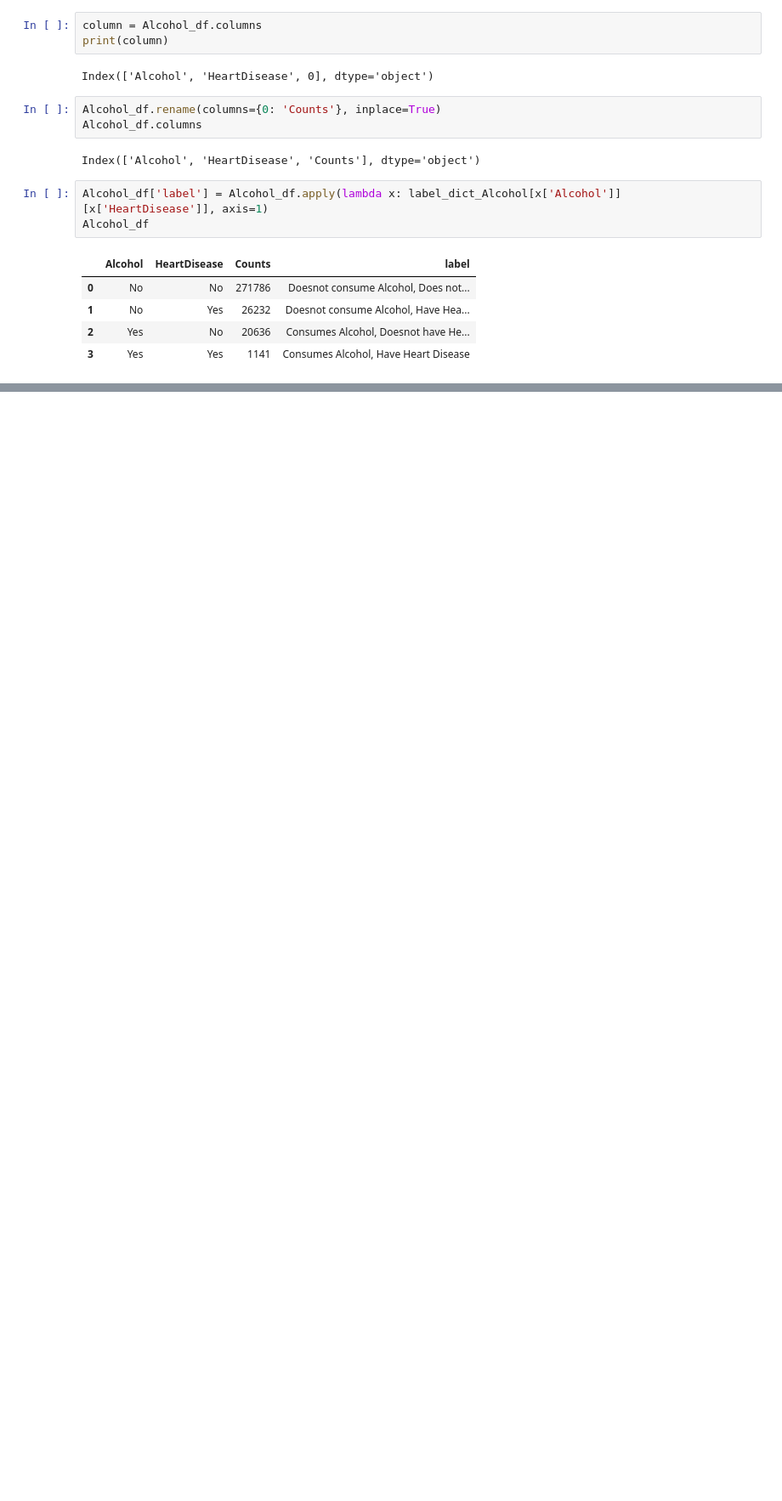
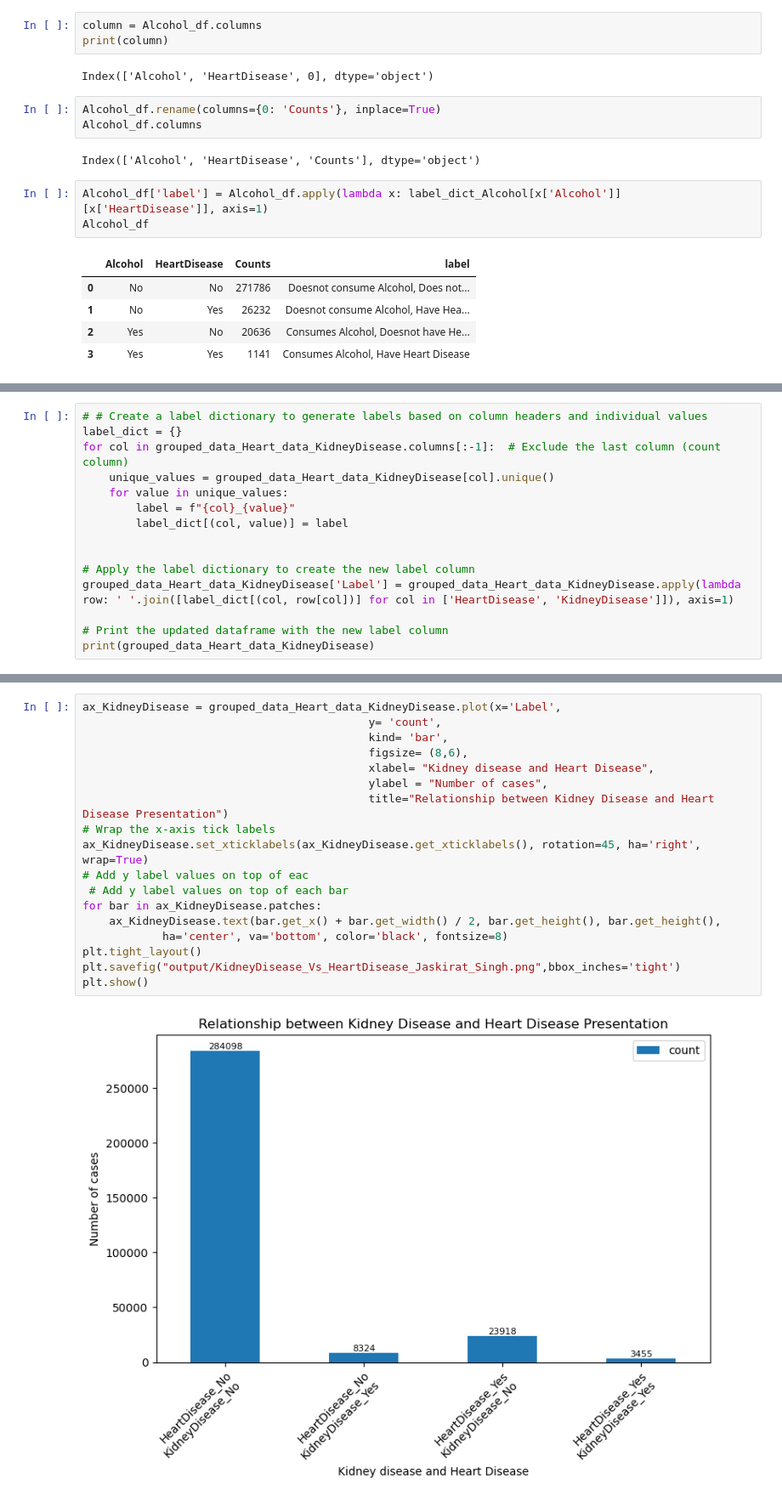
Before and after one commit to JaskiratSingh95/Project1_backup, a Jupyter notebook: Heart_disease_backup.ipynb, the cells around one changed output, grey strips where cells are left out. Shown: that part at 85% size. Cells and saved outputs as stored; diff of their text form; blank space fills up the shorter version.

Commit message:
final analysis of comorbidities and Heart disease

```diff
--- a/Heart_disease_backup.ipynb
+++ b/Heart_disease_backup.ipynb
@@ -740,0 +899,15 @@ plt.show()
+# %%
+# # Create a label dictionary to generate labels based on column headers and individual values
+label_dict = {}
+for col in grouped_data_Heart_data_KidneyDisease.columns[:-1]:  # Exclude the last column (count column)
+    unique_values = grouped_data_Heart_data_KidneyDisease[col].unique()
+    for value in unique_values:
+        label = f"{col}_{value}"
+        label_dict[(col, value)] = label
+
+
+# Apply the label dictionary to create the new label column
+grouped_data_Heart_data_KidneyDisease['Label'] = grouped_data_Heart_data_KidneyDisease.apply(lambda row: ' '.join([label_dict[(col, row[col])] for col in ['HeartDisease', 'KidneyDisease']]), axis=1)
+
+# Print the updated dataframe with the new label column
+print(grouped_data_Heart_data_KidneyDisease)
@@ -740,0 +920,20 @@ plt.show()
+# %%
+ax_KidneyDisease = grouped_data_Heart_data_KidneyDisease.plot(x='Label',
+                                           y= 'count',
+                                           kind= 'bar',
+                                           figsize= (8,6),
+                                           xlabel= "Kidney disease and Heart Disease",
+                                           ylabel = "Number of cases",
+                                           title="Relationship between Kidney Disease and Heart Disease Presentation")
+# Wrap the x-axis tick labels
+ax_KidneyDisease.set_xticklabels(ax_KidneyDisease.get_xticklabels(), rotation=45, ha='right', wrap=True)
+# Add y label values on top of eac
+ # Add y label values on top of each bar
+for bar in ax_KidneyDisease.patches:
+    ax_KidneyDisease.text(bar.get_x() + bar.get_width() / 2, bar.get_height(), bar.get_height(),
+            ha='center', va='bottom', color='black', fontsize=8)
+plt.tight_layout()
+plt.savefig("output/KidneyDisease_Vs_HeartDisease_Jaskirat_Singh.png",bbox_inches='tight')
+plt.show()
+# %% [output]
+[figure, added]
```
Also changed, not shown: parts of 16 cells of this notebook, 5 other files.
